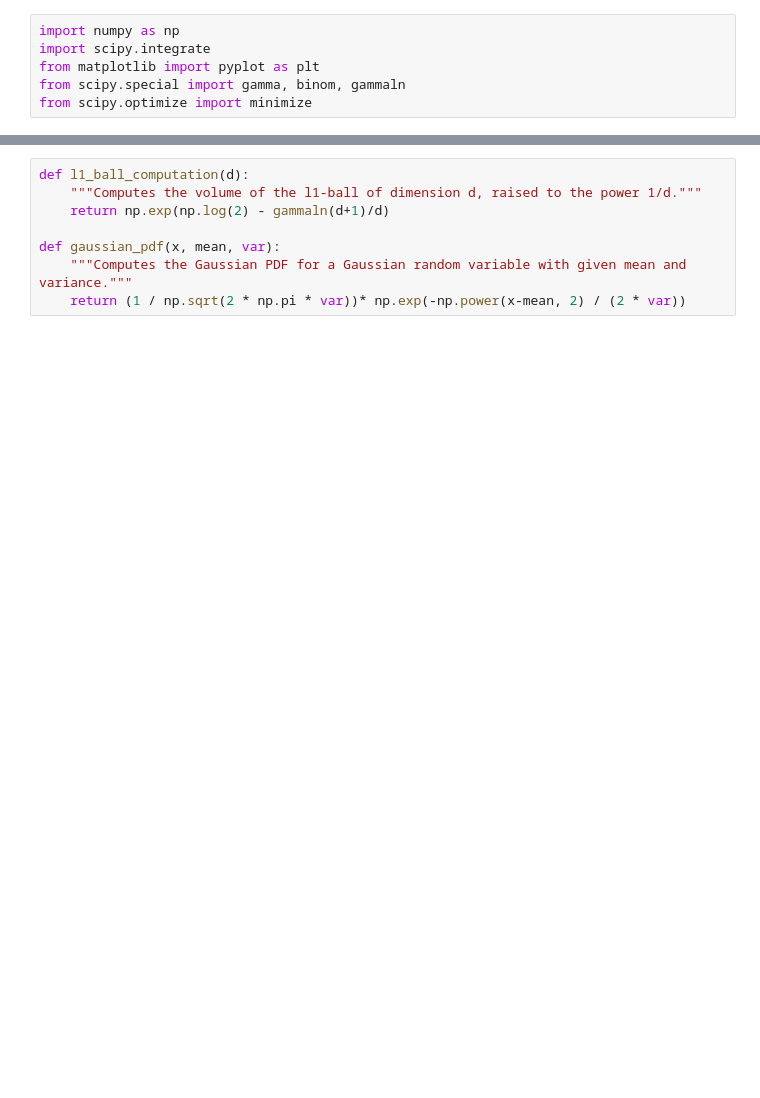
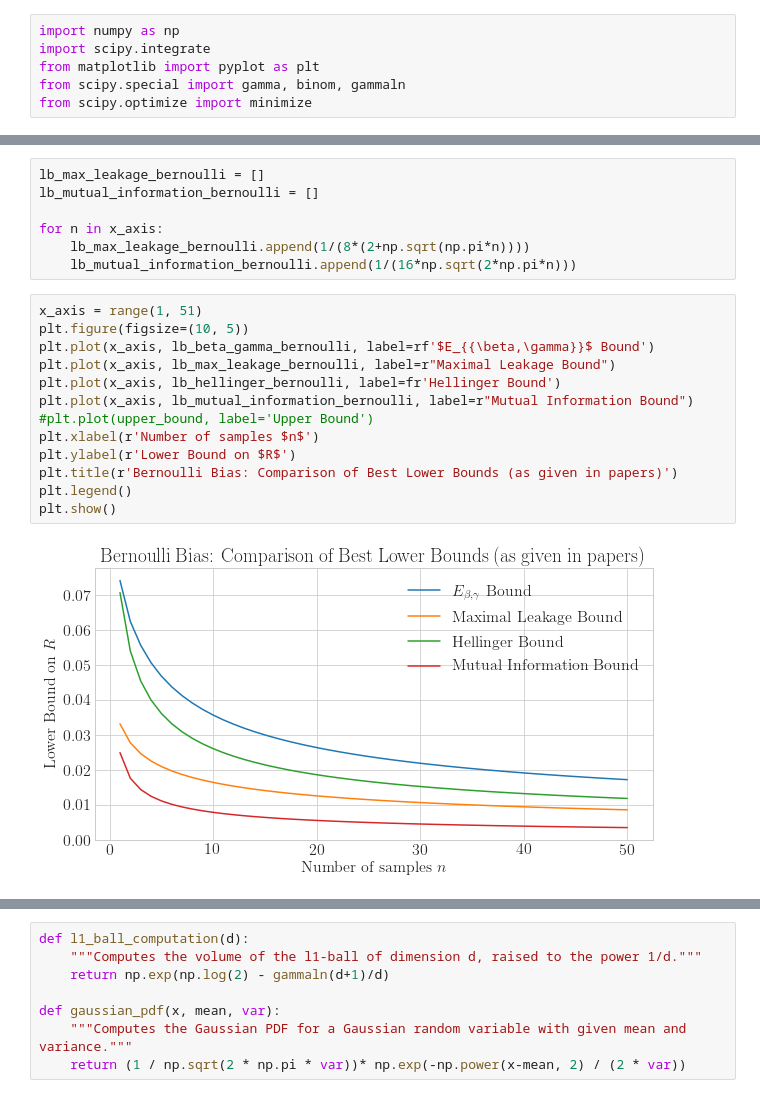
Before and after one commit to Adirlou/f_divergences_lower_bounds, a Jupyter notebook: lower_bounds_bayesian_risk.ipynb, the cells around one changed output, grey strips where cells are left out. Drawn from its saved outputs; the diff is of its cells as text; blank space fills up the shorter version.

```diff
--- a/lower_bounds_bayesian_risk.ipynb
+++ b/lower_bounds_bayesian_risk.ipynb
@@ -353,0 +245,22 @@ Here, we sometimes include the lower-bounds using the technique described in the
+# %%
+lb_max_leakage_bernoulli = []
+lb_mutual_information_bernoulli = []
+
+for n in x_axis:
+    lb_max_leakage_bernoulli.append(1/(8*(2+np.sqrt(np.pi*n))))
+    lb_mutual_information_bernoulli.append(1/(16*np.sqrt(2*np.pi*n)))
+# %%
+x_axis = range(1, 51)
+plt.figure(figsize=(10, 5))
+plt.plot(x_axis, lb_beta_gamma_bernoulli, label=rf'$E_{{\beta,\gamma}}$ Bound')
+plt.plot(x_axis, lb_max_leakage_bernoulli, label=r"Maximal Leakage Bound")
+plt.plot(x_axis, lb_hellinger_bernoulli, label=fr'Hellinger Bound')
+plt.plot(x_axis, lb_mutual_information_bernoulli, label=r"Mutual Information Bound")
+#plt.plot(upper_bound, label='Upper Bound')
+plt.xlabel(r'Number of samples $n$')
+plt.ylabel(r'Lower Bound on $R$')
+plt.title(r'Bernoulli Bias: Comparison of Best Lower Bounds (as given in papers)')
+plt.legend()
+plt.show()
+# %% [output]
+[figure, added]
```
Also changed, not shown: parts of 73 cells of this notebook.
